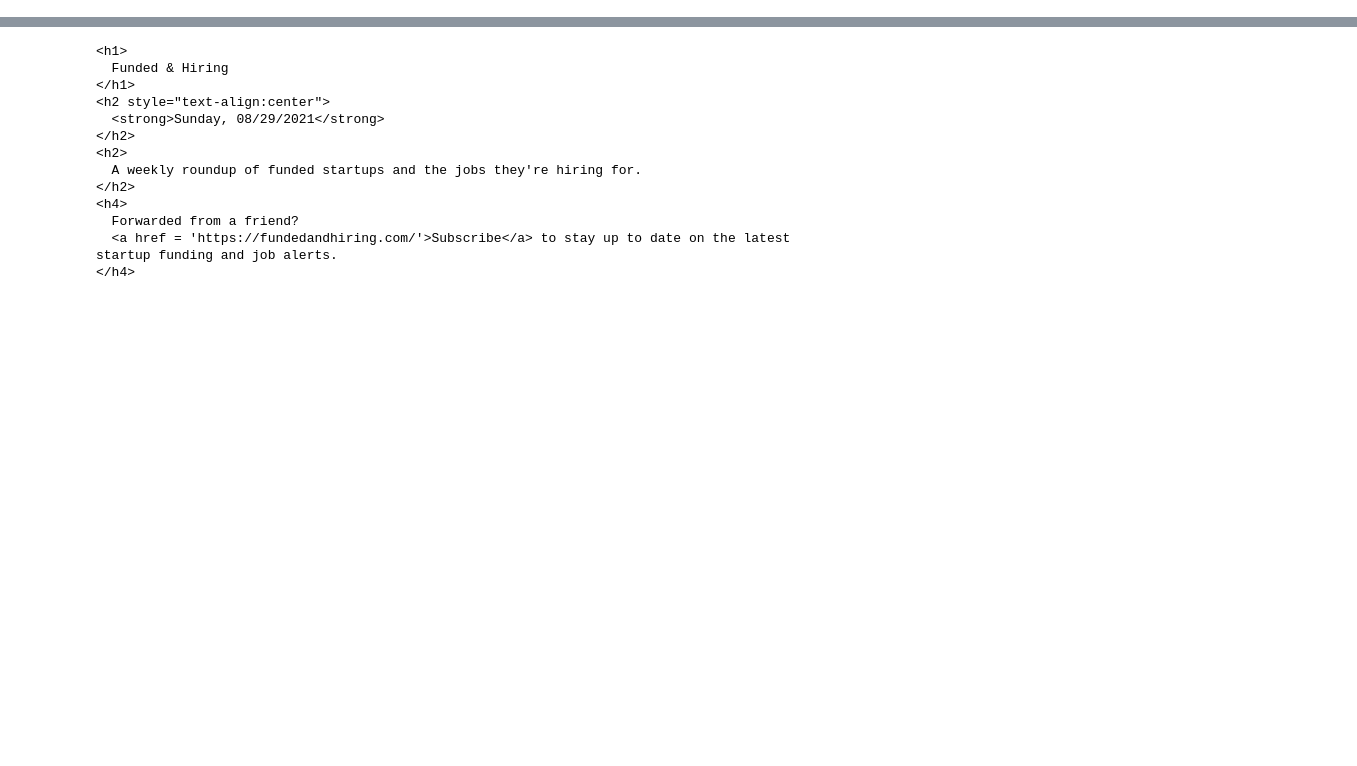
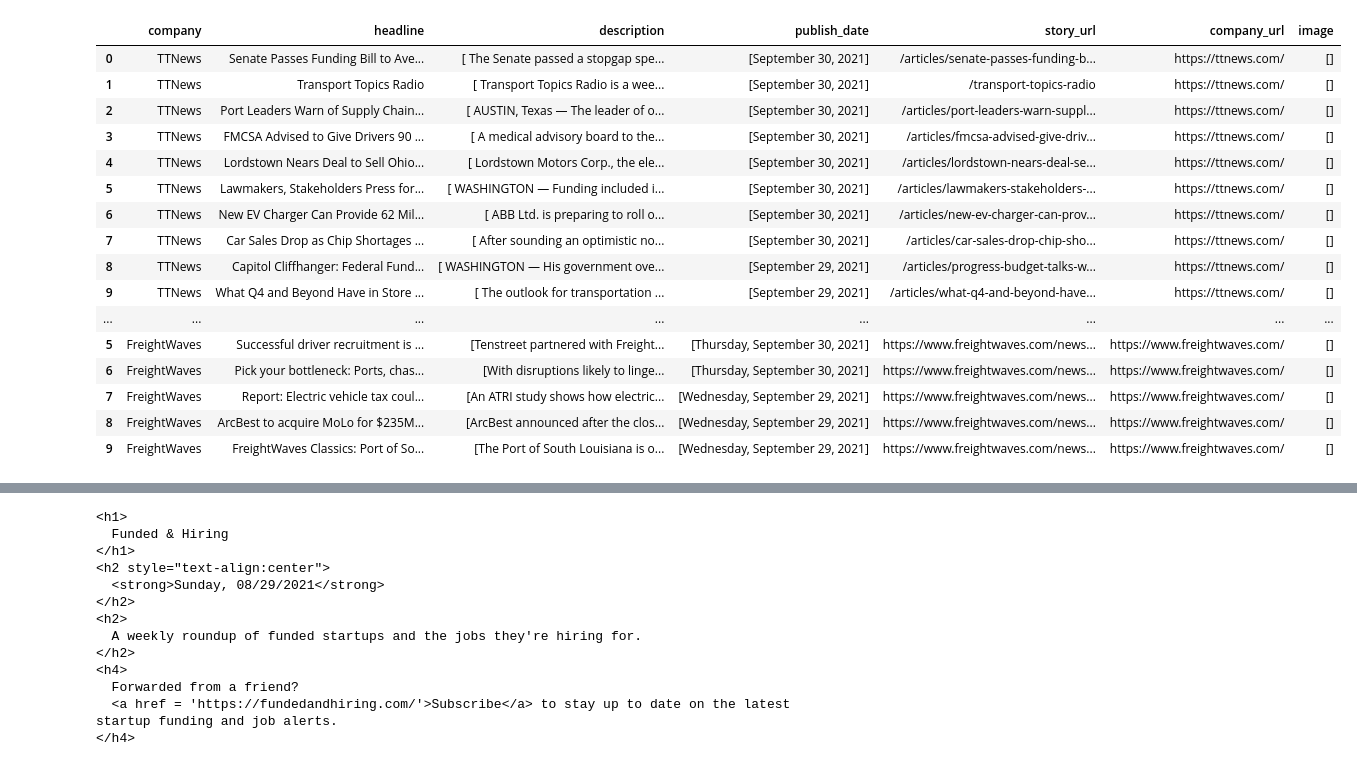
Before and after one commit to mgillespie19/mavenNewsletter, a Jupyter notebook: newsletter_scraper/newsletter_scraper.ipynb, the cells around one changed output, grey strips where cells are left out. Cells and saved outputs as stored; diff of their text form; code cells hidden in the pictures; blank space fills up the shorter version.

```diff
--- a/newsletter_scraper/newsletter_scraper.ipynb
+++ b/newsletter_scraper/newsletter_scraper.ipynb
@@ -832,3 +103,23 @@ final = vc_deals
+# %%
+final
+# %% [output]
+|  | company | headline | description | publish_date | story_url | company_url | image |
+| 0 | TTNews | Senate Passes Funding Bill to Ave... | [ The Senate passed a stopgap spe... | [September 30, 2021] | /articles/senate-passes-funding-b... | https://ttnews.com/ | [] |
+| 1 | TTNews | Transport Topics Radio | [ Transport Topics Radio is a wee... | [September 30, 2021] | /transport-topics-radio | https://ttnews.com/ | [] |
+| 2 | TTNews | Port Leaders Warn of Supply Chain... | [ AUSTIN, Texas — The leader of o... | [September 30, 2021] | /articles/port-leaders-warn-suppl... | https://ttnews.com/ | [] |
+| 3 | TTNews | FMCSA Advised to Give Drivers 90 ... | [ A medical advisory board to the... | [September 30, 2021] | /articles/fmcsa-advised-give-driv... | https://ttnews.com/ | [] |
+| 4 | TTNews | Lordstown Nears Deal to Sell Ohio... | [ Lordstown Motors Corp., the ele... | [September 30, 2021] | /articles/lordstown-nears-deal-se... | https://ttnews.com/ | [] |
+| 5 | TTNews | Lawmakers, Stakeholders Press for... | [ WASHINGTON — Funding included i... | [September 30, 2021] | /articles/lawmakers-stakeholders-... | https://ttnews.com/ | [] |
+| 6 | TTNews | New EV Charger Can Provide 62 Mil... | [ ABB Ltd. is preparing to roll o... | [September 30, 2021] | /articles/new-ev-charger-can-prov... | https://ttnews.com/ | [] |
+| 7 | TTNews | Car Sales Drop as Chip Shortages ... | [ After sounding an optimistic no... | [September 30, 2021] | /articles/car-sales-drop-chip-sho... | https://ttnews.com/ | [] |
+| 8 | TTNews | Capitol Cliffhanger: Federal Fund... | [ WASHINGTON — His government ove... | [September 29, 2021] | /articles/progress-budget-talks-w... | https://ttnews.com/ | [] |
+| 9 | TTNews | What Q4 and Beyond Have in Store ... | [ The outlook for transportation ... | [September 29, 2021] | /articles/what-q4-and-beyond-have... | https://ttnews.com/ | [] |
+| ... | ... | ... | ... | ... | ... | ... | ... |
+| 5 | FreightWaves | Successful driver recruitment is ... | [Tenstreet partnered with Freight... | [Thursday, September 30, 2021] | https://www.freightwaves.com/news... | https://www.freightwaves.com/ | [] |
+| 6 | FreightWaves | Pick your bottleneck: Ports, chas... | [With disruptions likely to linge... | [Thursday, September 30, 2021] | https://www.freightwaves.com/news... | https://www.freightwaves.com/ | [] |
+| 7 | FreightWaves | Report: Electric vehicle tax coul... | [An ATRI study shows how electric... | [Wednesday, September 29, 2021] | https://www.freightwaves.com/news... | https://www.freightwaves.com/ | [] |
+| 8 | FreightWaves | ArcBest to acquire MoLo for $235M... | [ArcBest announced after the clos... | [Wednesday, September 29, 2021] | https://www.freightwaves.com/news... | https://www.freightwaves.com/ | [] |
+| 9 | FreightWaves | FreightWaves Classics: Port of So... | [The Port of South Louisiana is o... | [Wednesday, September 29, 2021] | https://www.freightwaves.com/news... | https://www.freightwaves.com/ | [] |
 # %%
 final.head()
 # %% [output]
```
Also changed, not shown: parts of 54 cells of this notebook, 3 other files.
